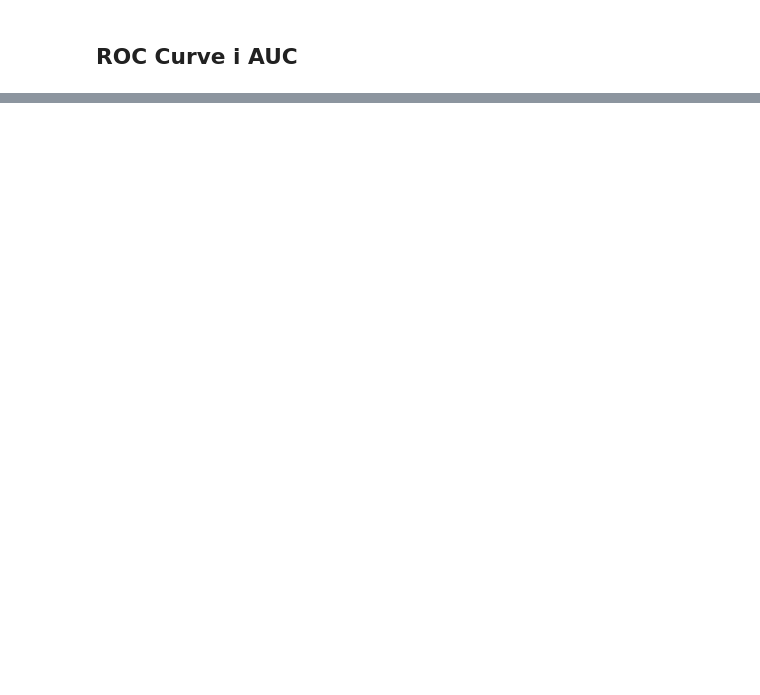
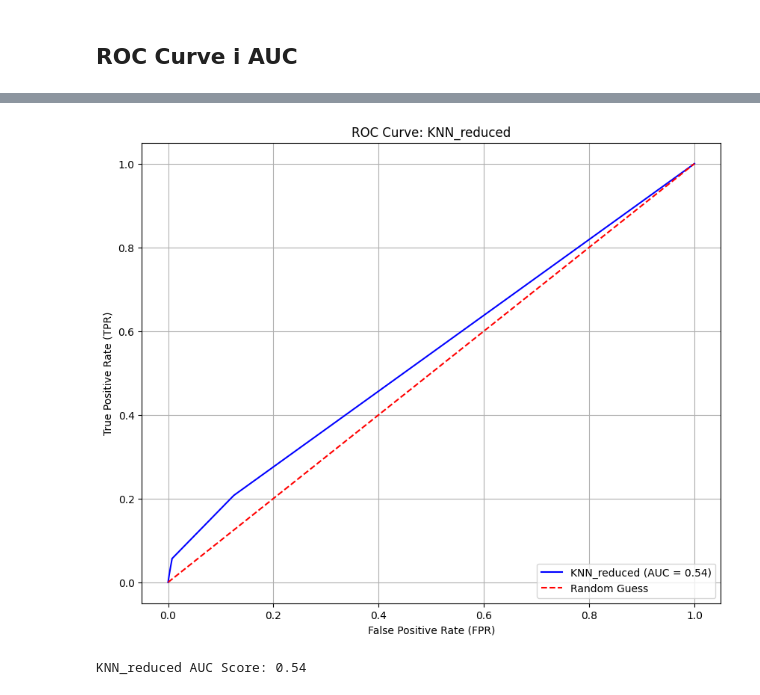
Before and after one commit to DCC-UAB/ACproject--11, a Jupyter notebook: KNN.ipynb, the cells around one changed output, grey strips where cells are left out. Saved outputs shown, nothing was run; the diff lists cells and outputs as text; code cells hidden in the pictures; blank space fills up the shorter version.

```diff
--- a/KNN.ipynb
+++ b/KNN.ipynb
@@ -56,0 +117,5 @@ KNN AUC Score: 0.62
+# %%
+plot_roc_auc(clf, X_train, y_train, X_test, y_test, model_name="KNN_reduced")
+# %% [output]
+[figure, added]
+KNN_reduced AUC Score: 0.54
```
Also changed, not shown: parts of 5 cells of this notebook, 26 other files.
